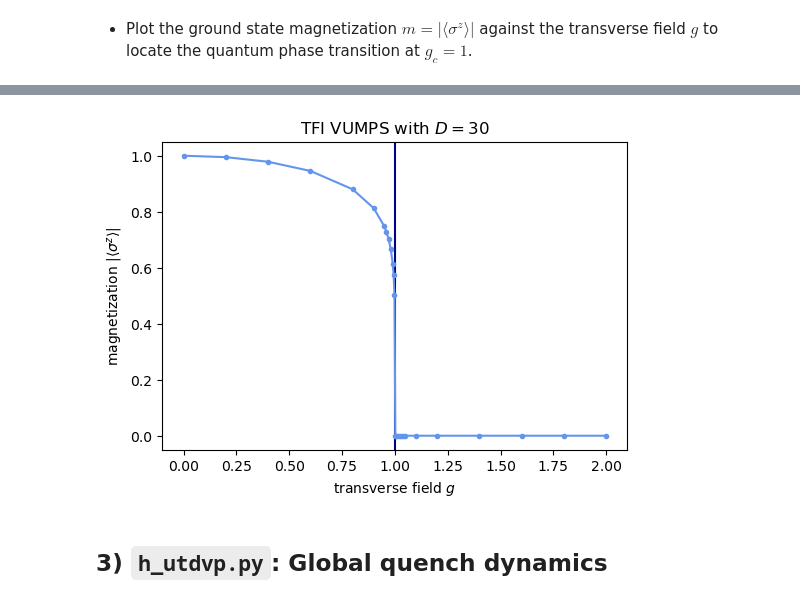
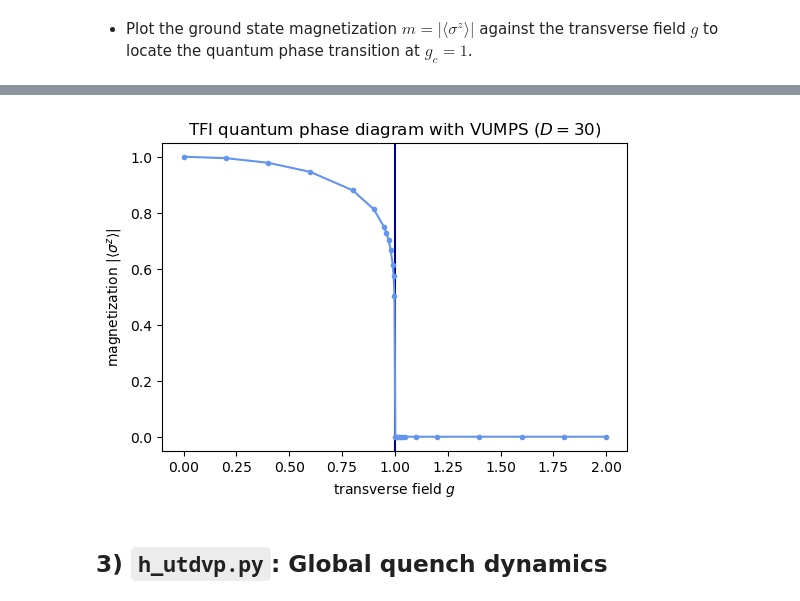
Before and after one commit to tenpy/tenpy_toycodes, a Jupyter notebook: solutions_uniform_toycodes.ipynb, the cells around one changed output, grey strips where cells are left out. Cells and saved outputs as stored; diff of their text form; code cells hidden in the pictures.

```diff
--- a/solutions_uniform_toycodes.ipynb
+++ b/solutions_uniform_toycodes.ipynb
@@ -432,13 +478,13 @@ Magnetization density in z-direction:3.353220479063168e-14.
 # %%
 plt.figure(figsize=(6, 4))
-plt.title(f"TFI VUMPS with $D={D}$")
+plt.title(f"TFI quantum phase diagram with VUMPS ($D={D}$)")
 plt.axvline(x=1.0, color="darkblue")
 plt.plot(gs, np.abs(szs), ".-", color="cornflowerblue")
 plt.xlabel(r"transverse field $g$")
 plt.ylabel(r"magnetization $\vert \langle \sigma^z \rangle \vert$")
 plt.show()
 # %% [output]
-[figure, old version]
+[figure, new version]
 # %% [markdown]
 ## 3) `h_utdvp.py`: Global quench dynamics
 # %%
```
Also changed, not shown: parts of 21 cells of this notebook, 1 other file.
